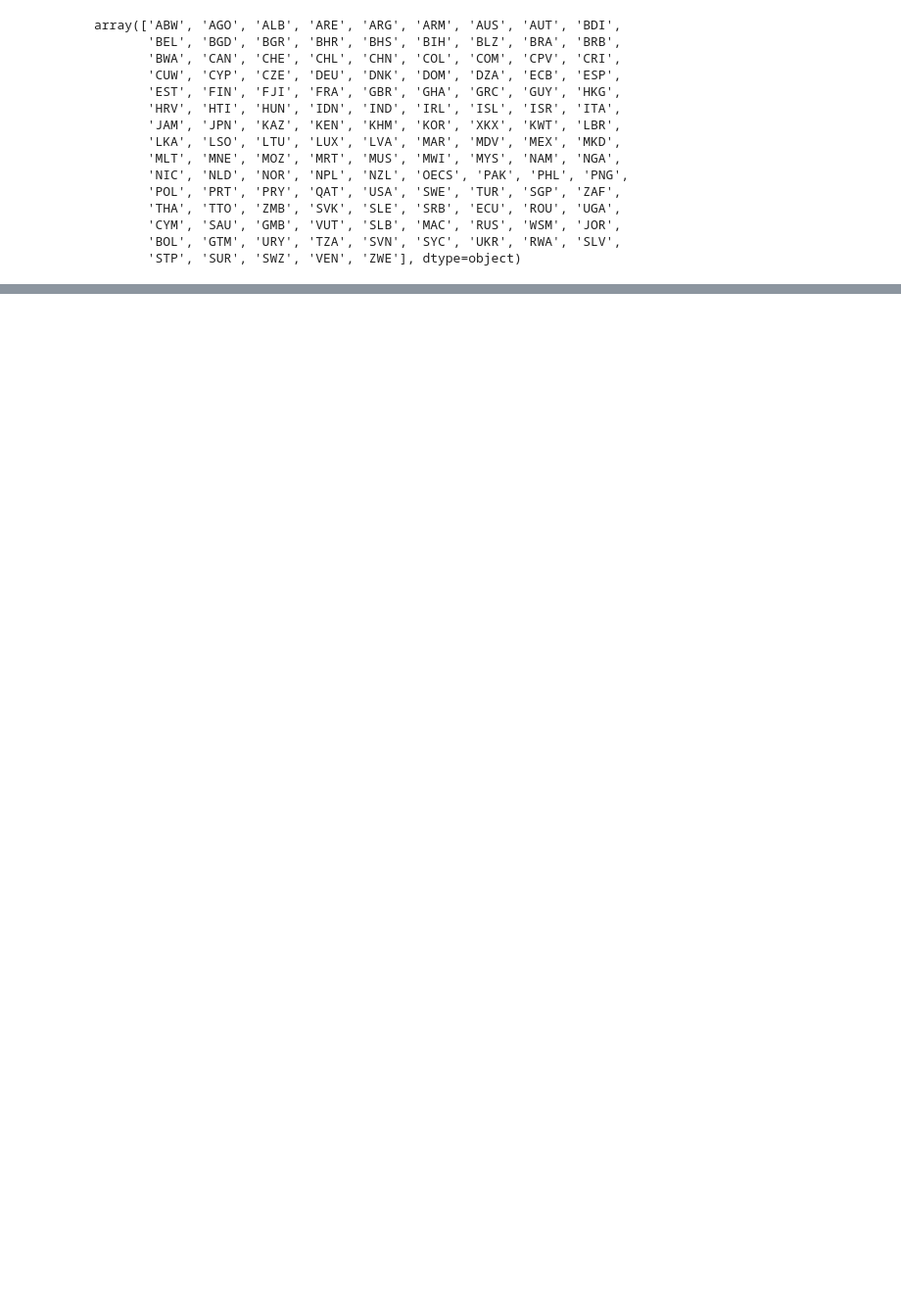
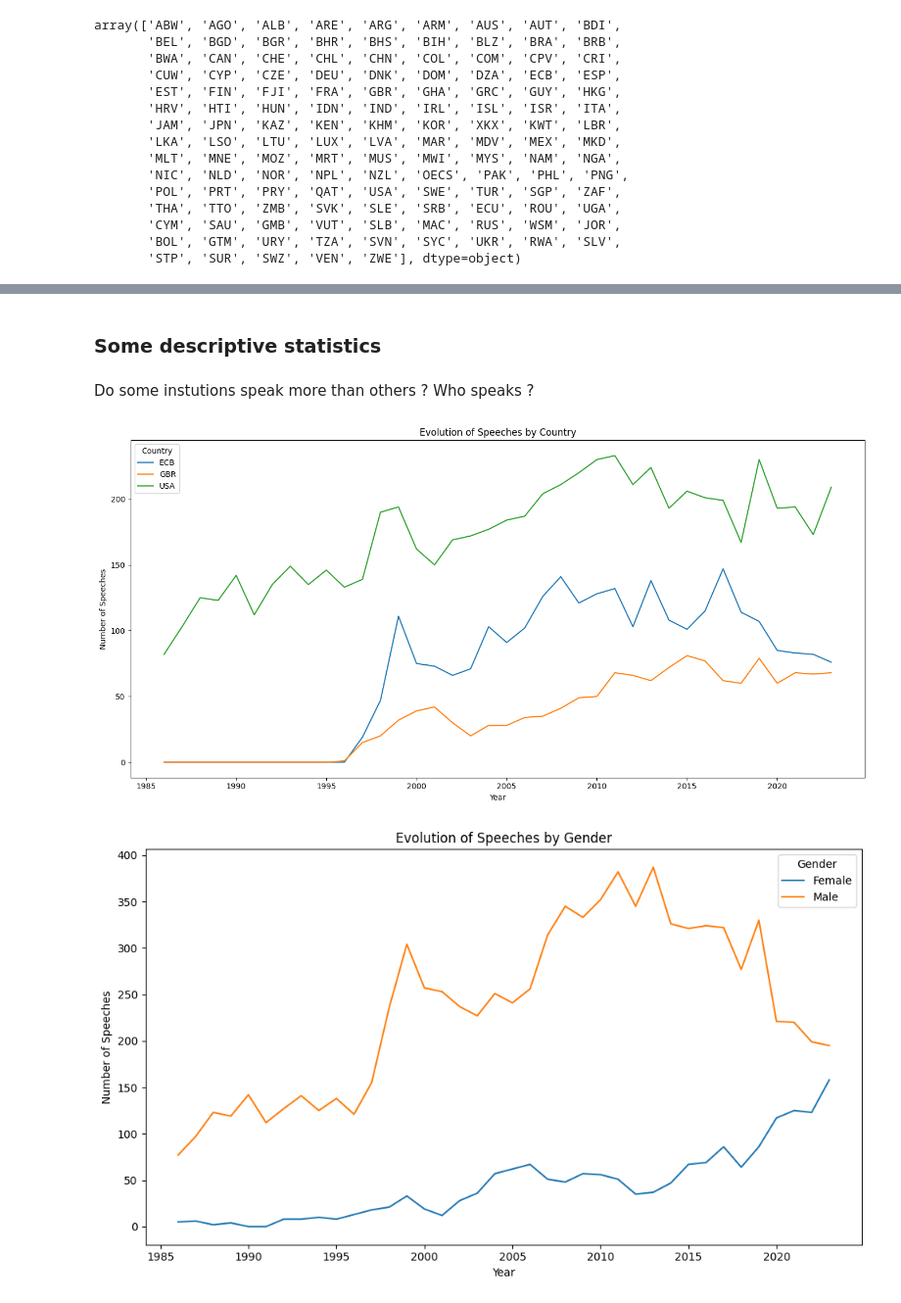
Before and after one commit to lelkamel/nlp_central_banks, a Jupyter notebook: lyna_work/topic_modelling.ipynb, the cells around one changed output, grey strips where cells are left out. Shown at 98% size. Cells and saved outputs as stored; diff of their text form; code cells hidden in the pictures; blank space fills up the shorter version.

```diff
--- a/lyna_work/topic_modelling.ipynb
+++ b/lyna_work/topic_modelling.ipynb
@@ -163,9 +145,6 @@ countries_selected = [
 specialized_speeches_filtered = specialized_speeches[
     specialized_speeches["Country"].isin(countries_selected)
 ]
-specialized_speeches_filtered = specialized_speeches_filtered[
-    specialized_speeches_filtered["Date"] >= "2018-01-01"
-]
 # Dimensions (lignes, colonnes)
 specialized_speeches_filtered.shape
 
@@ -182,3 +168,58 @@ specialized_speeches_filtered.to_csv(
     index=False,
     encoding="utf-8"
 )
+# %% [markdown]
+### Some descriptive statistics
+# %% [markdown]
+Do some instutions speak more than others ? Who speaks ?
+# %%
+import pandas as pd
+import matplotlib.pyplot as plt
+
+df = specialized_speeches_filtered.copy()
+df['Date'] = pd.to_datetime(df['Date'], errors='coerce')
+df = df.dropna(subset=['Date'])
+
+df['Year'] = df['Date'].dt.year
+
+for col in ['Country', 'Gender', 'Role']:
+    df[col] = df[col].astype(str).str.strip()
+
+top_countries = df['Country'].value_counts().index
+top_roles = df['Role'].value_counts().index
+
+df_country = df[df['Country'].isin(top_countries)]
+df_role = df[df['Role'].isin(top_roles)]
+
+# Country evolution
+country_year = df_country.groupby(['Year', 'Country']).size().unstack(fill_value=0)
+plt.figure(figsize=(14, 7))
+country_year.plot(ax=plt.gca())
+plt.title('Evolution of Speeches by Country')
+plt.xlabel('Year')
+plt.ylabel('Number of Speeches')
+plt.tight_layout()
+plt.show()
+
+# Gender evolution
+gender_year = df.groupby(['Year', 'Gender']).size().unstack(fill_value=0)
+plt.figure(figsize=(10, 6))
+gender_year.plot(ax=plt.gca())
+plt.title('Evolution of Speeches by Gender')
+plt.xlabel('Year')
+plt.ylabel('Number of Speeches')
+plt.tight_layout()
+plt.show()
+
+# Role evolution
+role_year = df_role.groupby(['Year', 'Role']).size().unstack(fill_value=0)
+plt.figure(figsize=(14, 7))
+role_year.plot(ax=plt.gca())
+plt.title('Evolution of Speeches by Role')
+plt.xlabel('Year')
+plt.ylabel('Number of Speeches')
+plt.tight_layout()
+plt.show()
+# %% [output]
+[figure, added]
+[figure, added]
```
Also changed, not shown: parts of 16 cells of this notebook, 1 other file.
